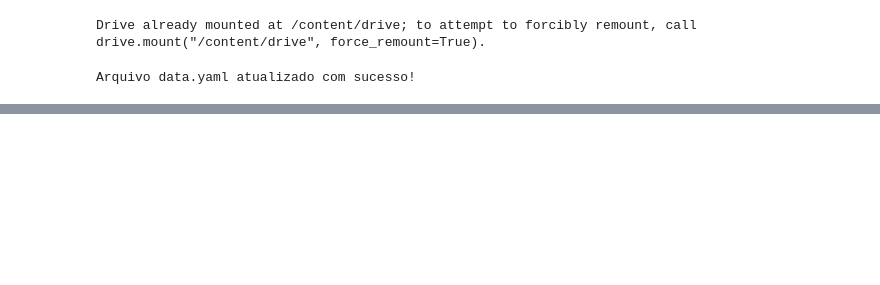
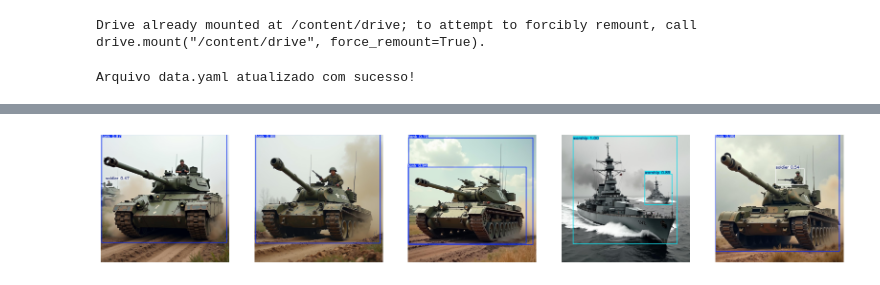
Before and after one commit to mikeninerbravog/Deteccao_com_YOLOv8, a Jupyter notebook: POC_Yolov8.ipynb, the cells around one changed output, grey strips where cells are left out. Cells and saved outputs as stored; diff of their text form; code cells hidden in the pictures; blank space fills up the shorter version.

```diff
--- a/POC_Yolov8.ipynb
+++ b/POC_Yolov8.ipynb
@@ -156,3 +152,28 @@ result_images = glob.glob('runs/detect/predict/*.png')
 # Exibir as imagens com detecções
 for img_path in result_images:
     display.display(Image.open(img_path))
+# %%
+# Listando as imagens com as identificações
+
+import matplotlib.pyplot as plt
+import matplotlib.image as mpimg
+import glob
+
+# Localizar as imagens com previsões salvas
+result_images = glob.glob('/content/runs/detect/predict/*.jpg')
+
+# Selecionar as 5 primeiras imagens
+first_five_images = result_images[:5]
+
+# Criar uma figura com subplots para exibir as imagens lado a lado
+fig, axes = plt.subplots(1, 5, figsize=(20, 4))  # Ajustar o tamanho da figura
+
+# Iterar pelas imagens e exibi-las nos subplots
+for i, img_path in enumerate(first_five_images):
+    img = mpimg.imread(img_path)
+    axes[i].imshow(img)
+    axes[i].axis('off')  # Remover os eixos
+
+plt.show()
+# %% [output]
+[figure, added]
```
Also changed, not shown: parts of 3 cells of this notebook.
